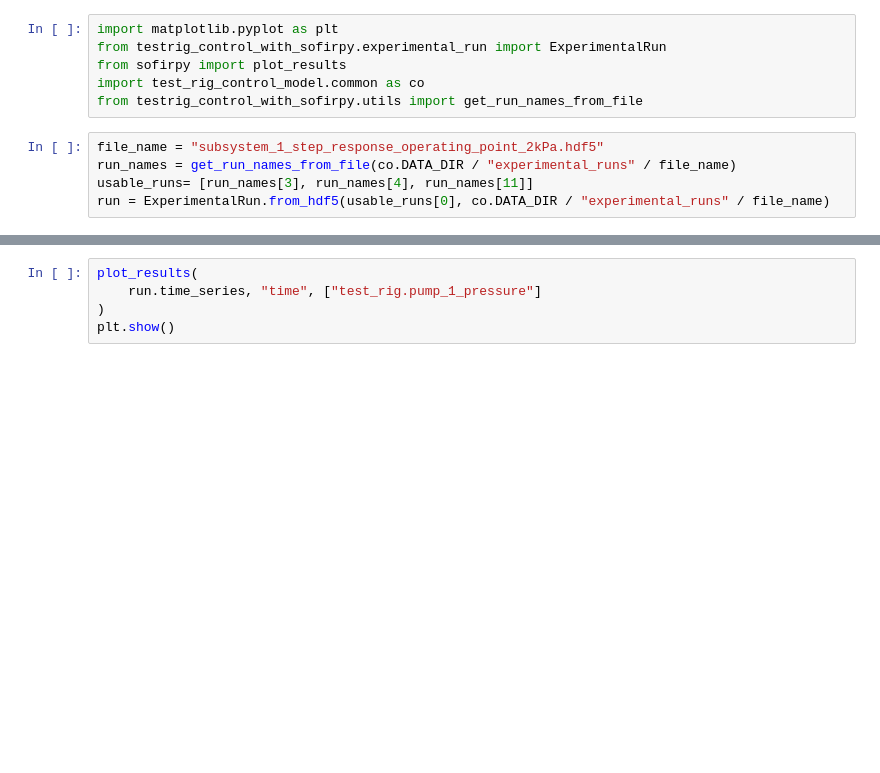
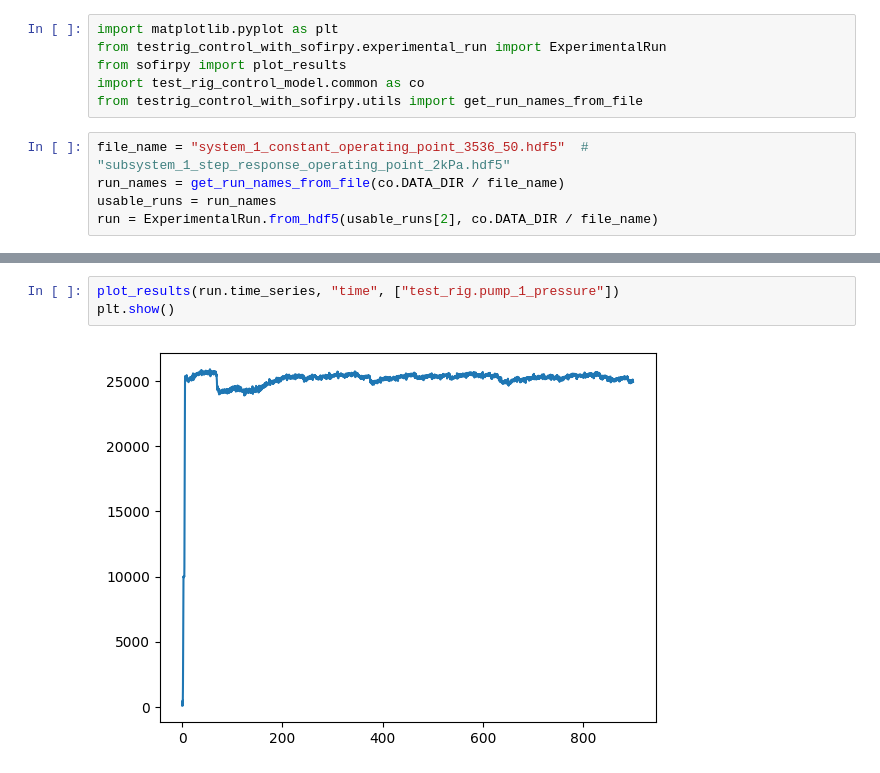
Before and after one commit to fluid-systems/test-rig-control-model, a Jupyter notebook: notebooks/plot_experimental_results.ipynb, the cells around one changed output, grey strips where cells are left out. Saved outputs shown, nothing was run; the diff lists cells and outputs as text; blank space fills up the shorter version.

```diff
--- a/notebooks/plot_experimental_results.ipynb
+++ b/notebooks/plot_experimental_results.ipynb
@@ -5,7 +5,7 @@ from sofirpy import plot_results
 import test_rig_control_model.common as co
 from testrig_control_with_sofirpy.utils import get_run_names_from_file
 # %%
-file_name = "subsystem_1_step_response_operating_point_2kPa.hdf5"
-run_names = get_run_names_from_file(co.DATA_DIR / "experimental_runs" / file_name)
-usable_runs= [run_names[3], run_names[4], run_names[11]]
-run = ExperimentalRun.from_hdf5(usable_runs[0], co.DATA_DIR / "experimental_runs" / file_name)
+file_name = "system_1_constant_operating_point_3536_50.hdf5"  # "subsystem_1_step_response_operating_point_2kPa.hdf5"
+run_names = get_run_names_from_file(co.DATA_DIR / file_name)
+usable_runs = run_names
+run = ExperimentalRun.from_hdf5(usable_runs[2], co.DATA_DIR / file_name)
@@ -12,6 +17,6 @@ run = ExperimentalRun.from_hdf5(usable_runs[0], co.DATA_DIR / "experimental_runs
 # %%
-plot_results(
-    run.time_series, "time", ["test_rig.pump_1_pressure"]
-)
+plot_results(run.time_series, "time", ["test_rig.pump_1_pressure"])
 plt.show()
+# %% [output]
+[figure, added]
 # %%
```
Also changed, not shown: parts of 7 cells of this notebook, 15 other files.
